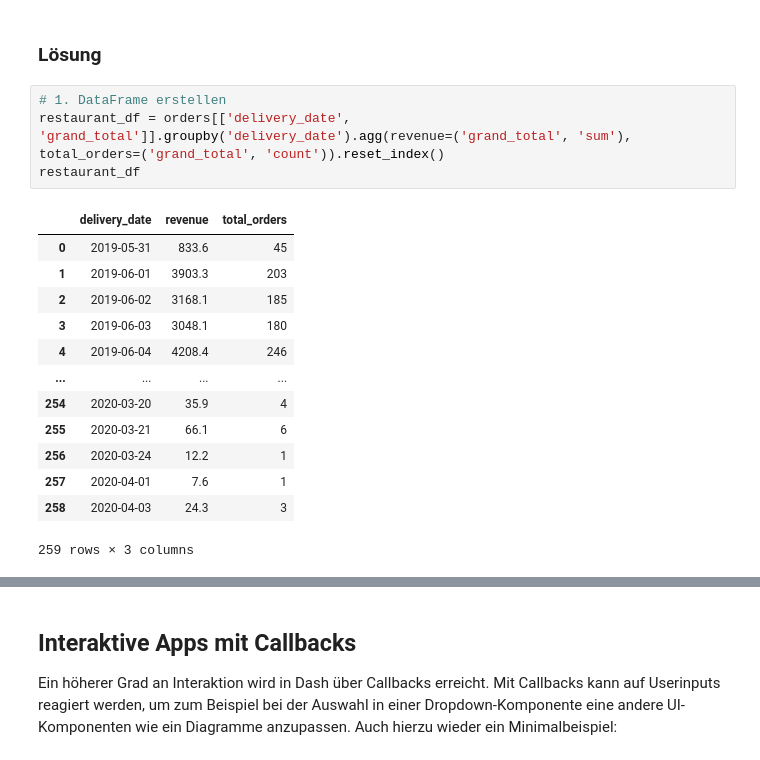
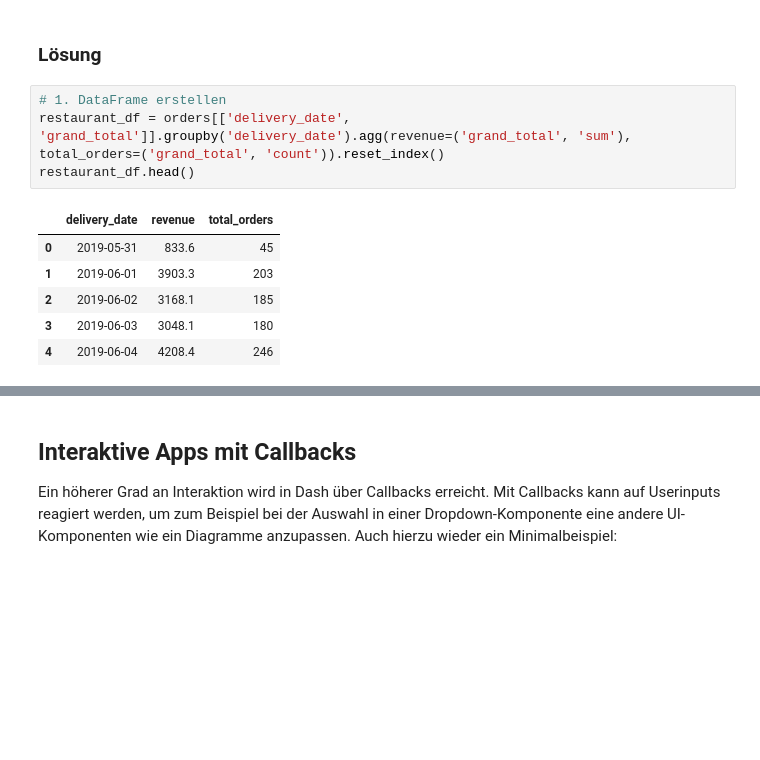
Before and after one commit to bettercodepaul/data-wrangling-workshop, a Jupyter notebook: dashBootstrapNotebook.ipynb, the cells around one changed output, grey strips where cells are left out. Cells and saved outputs as stored; diff of their text form; blank space fills up the shorter version.

```diff
--- a/dashBootstrapNotebook.ipynb
+++ b/dashBootstrapNotebook.ipynb
@@ -165,21 +130,14 @@ Jetzt zu den Aufgaben für Dich:
 # %%
 # 1. DataFrame erstellen
 restaurant_df = orders[['delivery_date', 'grand_total']].groupby('delivery_date').agg(revenue=('grand_total', 'sum'), total_orders=('grand_total', 'count')).reset_index()
-restaurant_df
+restaurant_df.head()
 # %% [output]
 |  | delivery_date | revenue | total_orders |
 | 0 | 2019-05-31 | 833.6 | 45 |
 | 1 | 2019-06-01 | 3903.3 | 203 |
 | 2 | 2019-06-02 | 3168.1 | 185 |
 | 3 | 2019-06-03 | 3048.1 | 180 |
 | 4 | 2019-06-04 | 4208.4 | 246 |
-| ... | ... | ... | ... |
-| 254 | 2020-03-20 | 35.9 | 4 |
-| 255 | 2020-03-21 | 66.1 | 6 |
-| 256 | 2020-03-24 | 12.2 | 1 |
-| 257 | 2020-04-01 | 7.6 | 1 |
-| 258 | 2020-04-03 | 24.3 | 3 |
-259 rows × 3 columns
 # %%
 # 2. Dash-Plot erstellen
 app = JupyterDash(__name__, external_stylesheets=[dbc.themes.BOOTSTRAP])
```
Also changed, not shown: parts of 22 cells of this notebook.
